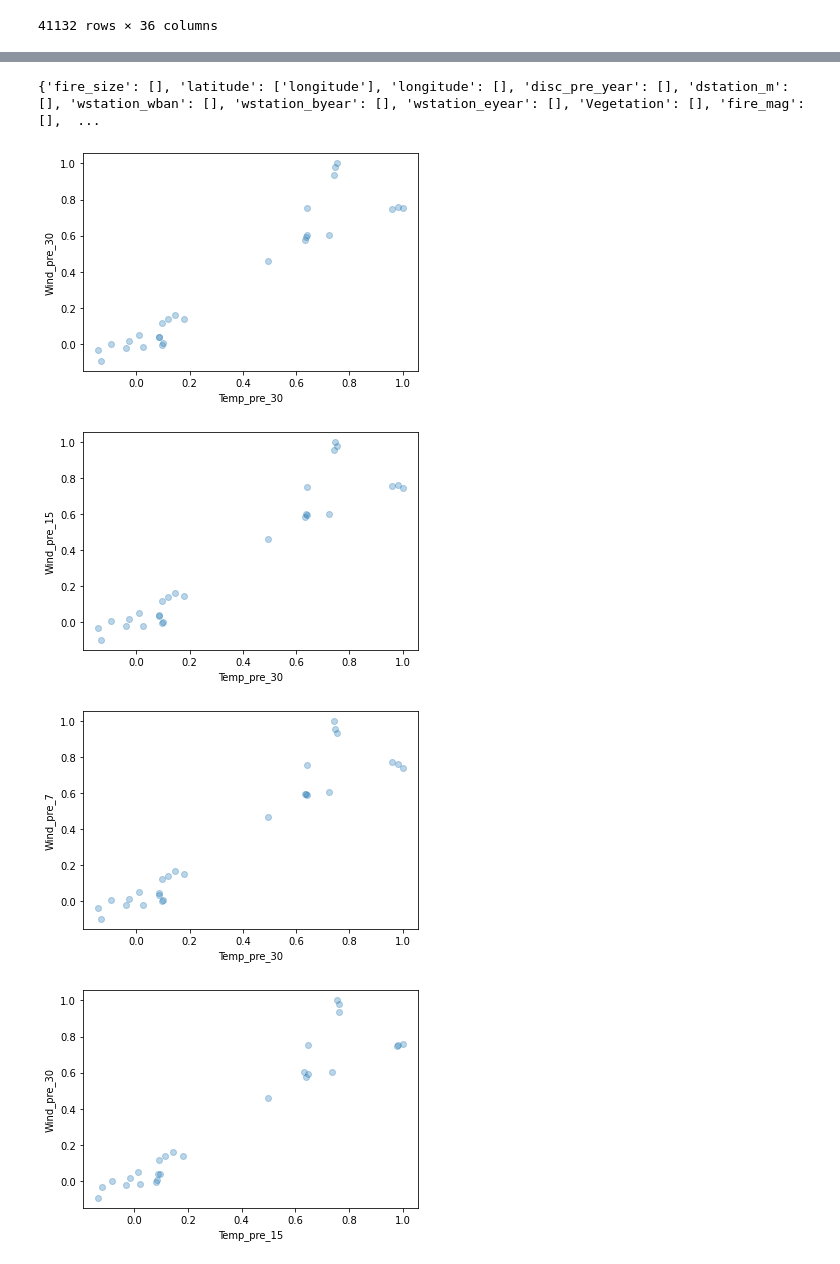
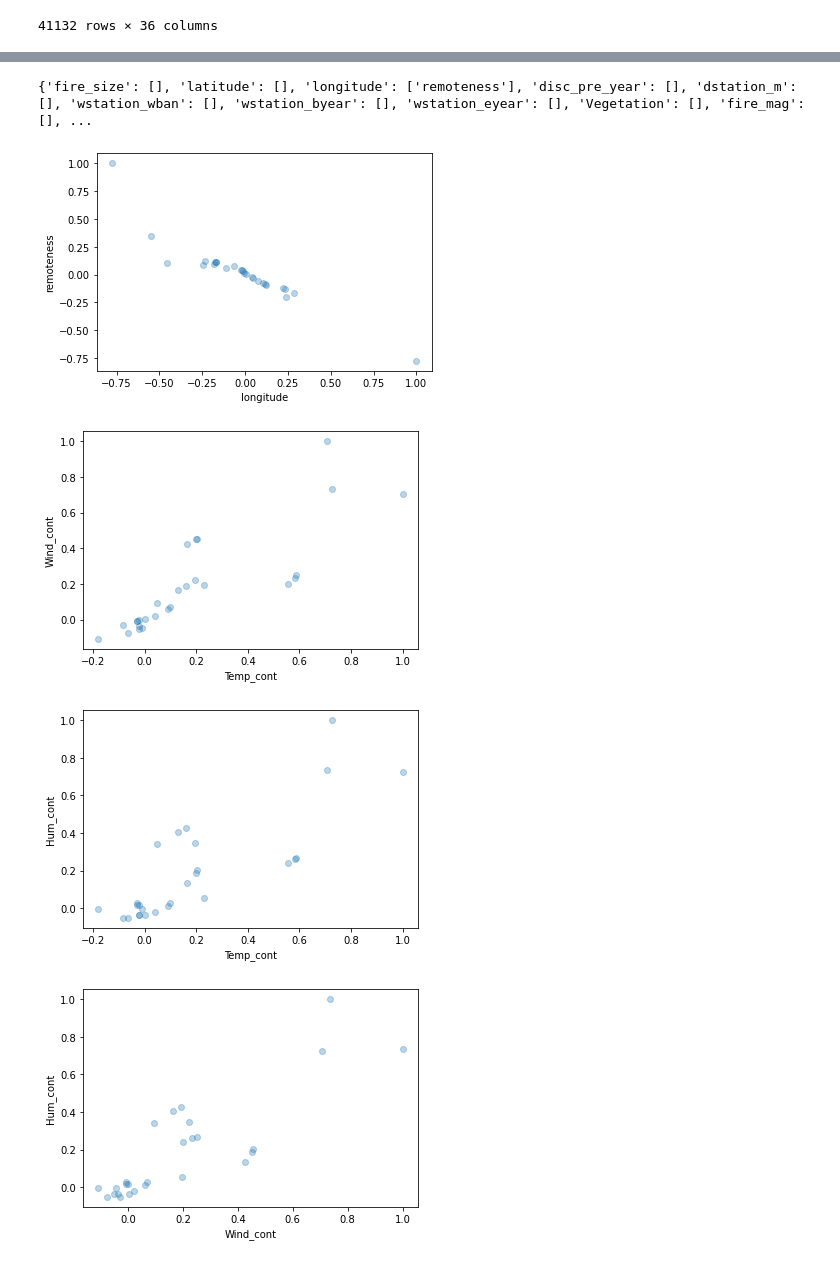
Before and after one commit to ConnorCallahan01/CSCI183FinalProject, a Jupyter notebook: FinalProject.ipynb, the cells around one changed output, grey strips where cells are left out. Cells and saved outputs as stored; diff of their text form; code cells hidden in the pictures.

```diff
--- a/FinalProject.ipynb
+++ b/FinalProject.ipynb
@@ -135,8 +134,0 @@ cause_list_
-# %%
-counter = 0
-lightning_df = pd.DataFrame()
-for value in fire_df['stat_cause_descr']:
-    if value == 'Lightning':
-        lightning_df = pd.concat([lightning_df, fire_df.iloc[[counter]]])
-    counter +=1
-lightning_df
@@ -163,10 +141,10 @@ Vegetation_desc = {1: 'Tropical Evergreen Broadleaf Forest', 2: 'Tropical Decidu
                      20: 'Secondary Temperate Deciduous Broadleaf Forest', 21: 'Secondary Boreal Evergreen Needleleaf Forest', 22: 'Secondary Boreal Deciduous Needleleaf Forest', 23: 'Water/Rivers Water',
                      24: 'C3 Cropland', 25: 'C4 Cropland', 26: 'C3 Pastureland', 27: 'C4 Pastureland', 28: 'Urban land'}
 vegetation_dict = {}
-for i in lightning_df['Vegetation']:
+for i in fire_df['Vegetation']:
     vegetation_dict[i] = 0
 
-for i in lightning_df['Vegetation']:
+for i in fire_df['Vegetation']:
     if vegetation_dict[i] == 0:
         vegetation_dict[i] = 1
     else:
@@ -190,8 +165,0 @@ ________________________________________________________________________________
-# %%
-# Look specifically at the California fires
-ca_rows = pd.DataFrame()
-counter = 0
-for value in fire_df['state']:
-    if value == 'CA':
-        ca_rows = pd.concat([ca_rows, fire_df.iloc[[counter]]])
-    counter+=1
@@ -226,14 +170,14 @@ import numpy as np
 import matplotlib.pyplot as plt
 import seaborn as sns
 
-californiaFire = lightning_df.corr()
+californiaFire = fire_df.corr()
 #visualize the data to see where the correlations exist
 plt.subplots(figsize=(20,20))
 sns.heatmap(
     californiaFire,
     vmin=-1, vmax=1, center=0,
     cmap=sns.diverging_palette(22, 220, n=150),
-    annot=True, annot_kws={'size': 10},
+    annot=True, annot_kws={'size': 8},
     square=True
 )
 # %% [output]
@@ -295,31 +229,36 @@ T̲e̲m̲p̲_̲c̲o̲n̲t  has a strong, positive correlation to H̲u̲m̲_̲c̲
 # %%
 #initiate the array and dictionary to be used for correlation analysis:
 temp_array = {}
 temp_list = []
 for line in californiaFire:
     temp_array[line] = []
 
 rArray(temp_list, temp_array, californiaFire)
 def printPlot(t_array):
     print(t_array)
     for i in t_array:
             x = californiaFire[i]
             for j in t_array[i]:
                 if i[0] != j[0]:
                     if len(t_array[i]) != 0:
                         y = californiaFire[j]
 
                         plt.scatter(x, y, alpha=.3)
                         plt.xlabel(i)
                         plt.ylabel(j)
                         plt.show()
 
 
 
 printPlot(temp_array)
+# Clean the data to only the columns that we want to observe
+for value in fire_df.columns:
+    if value not in temp_array:
+        print(value)
+        del fire_df[value]
 # %% [output]
-{'fire_size': [], 'latitude': ['longitude'], 'longitude': [], 'disc_pre_year': [], 'dstation_m': [], 'wstation_wban': [], 'wstation_byear': [], 'wstation_eyear': [], 'Vegetation': [], 'fire_mag': [],  ...
+{'fire_size': [], 'latitude': [], 'longitude': ['remoteness'], 'disc_pre_year': [], 'dstation_m': [], 'wstation_wban': [], 'wstation_byear': [], 'wstation_eyear': [], 'Vegetation': [], 'fire_mag': [], ...
-[figure, old version]
+[figure, new version]
-[figure, old version]
+[figure, new version]
-[figure, old version]
+[figure, new version]
-[figure, old version]
+[figure, new version]
```
Also changed, not shown: parts of 12 cells of this notebook.
